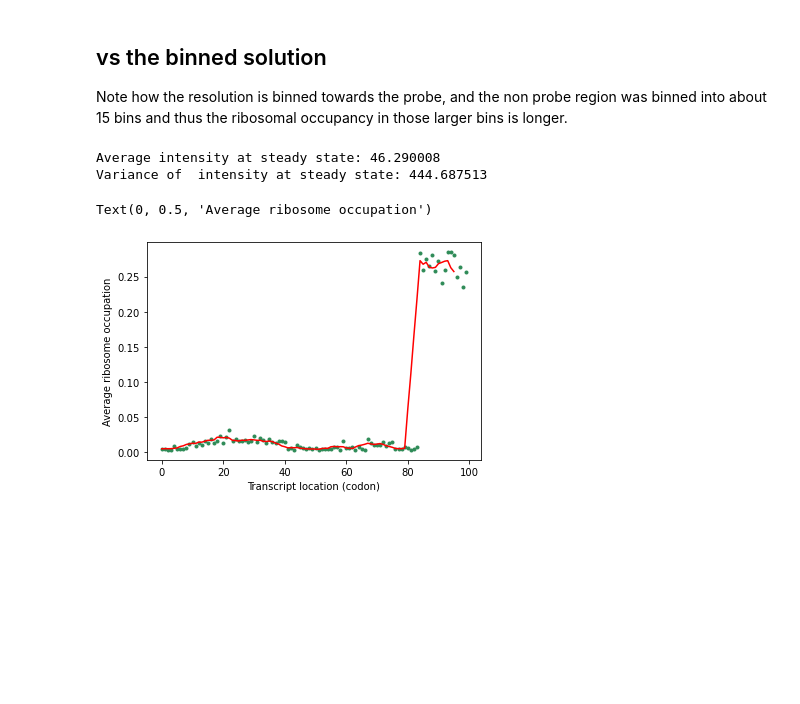
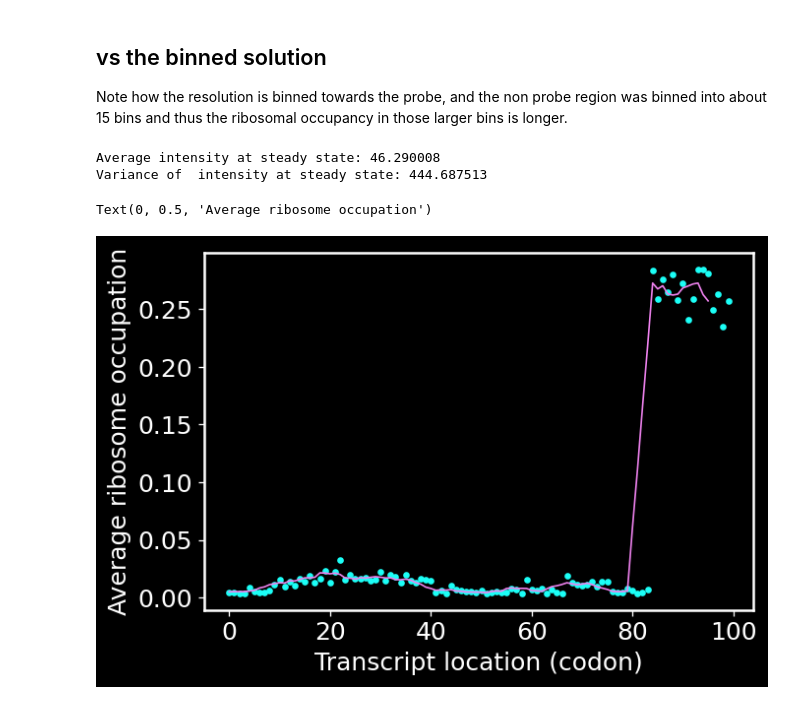
Before and after one commit to MunskyGroup/rSNAPsim, a Jupyter notebook: interactive_notebooks/Solution Methods 1 color.ipynb, the cells around one changed output. Cells and saved outputs as stored; diff of their text form; code cells hidden in the pictures; blank space fills up the shorter version.

```diff
--- a/interactive_notebooks/Solution Methods 1 color.ipynb
+++ b/interactive_notebooks/Solution Methods 1 color.ipynb
@@ -13,6 +13,19 @@ from rss import PropensityFactory as pff
 from rss import TranslationSolvers as tss
 import matplotlib.pyplot as plt
 import time
+
+
+
+plt.style.use('dark_background')
+plt.rcParams['figure.dpi'] = 120
+plt.rcParams['lines.linewidth'] = 1
+plt.rcParams['axes.linewidth'] = 1.5
+plt.rcParams['font.size'] = 15
+plt.rcParams['axes.grid'] = False
+
+
+
+
 os.chdir('./interactive_notebooks')
 
 rsim = rSNAPsim()
@@ -240,7 +311,7 @@ k_bin = pff.bin_k(poi.kelong, inds)
 x0 = np.zeros((k_bin.shape[0],1))
 
 sttime = time.time()
-ode_soln_bin = tss().solve_ode(k_bin,   t, x0, .033, bpl,corr=False)
+ode_soln_bin = tss().solve_ode(k_bin,   t, x0, .033, bpl,corr=True)
 solvetime = time.time()-sttime
 
 
@@ -303,19 +389,19 @@ Note how the resolution is binned towards the probe, and the non probe region wa
 # %%
 print( 'Average intensity at steady state: %f'% ode_soln_bin.mu_I_ss)
 print( 'Variance of  intensity at steady state: %f'% ode_soln_bin.var_I_ss)
 
 # average ribosomes at each location
-plt.plot(ode_soln_bin.mu_state_ss,'.',color='seagreen')
+plt.plot(ode_soln_bin.mu_state_ss,'.',color='#1cfff7')
 plt.xlabel('Transcript location (bin)')
 plt.ylabel('Average ribosome occupation')
-plt.plot(movmean(ode_soln_bin.mu_state_ss,n=5),'-',color='red')
+plt.plot(movmean(ode_soln_bin.mu_state_ss,n=5),'-',color='violet')
 plt.xlabel('Transcript location (codon)')
 plt.ylabel('Average ribosome occupation')
 # %% [output]
 Average intensity at steady state: 46.290008
 Variance of  intensity at steady state: 444.687513
 Text(0, 0.5, 'Average ribosome occupation')
-[figure, old version]
+[figure, new version]
 # %%
 # Comparing the Intensity solutions from each
 
```
Also changed, not shown: parts of 17 cells of this notebook, 32 other files.
